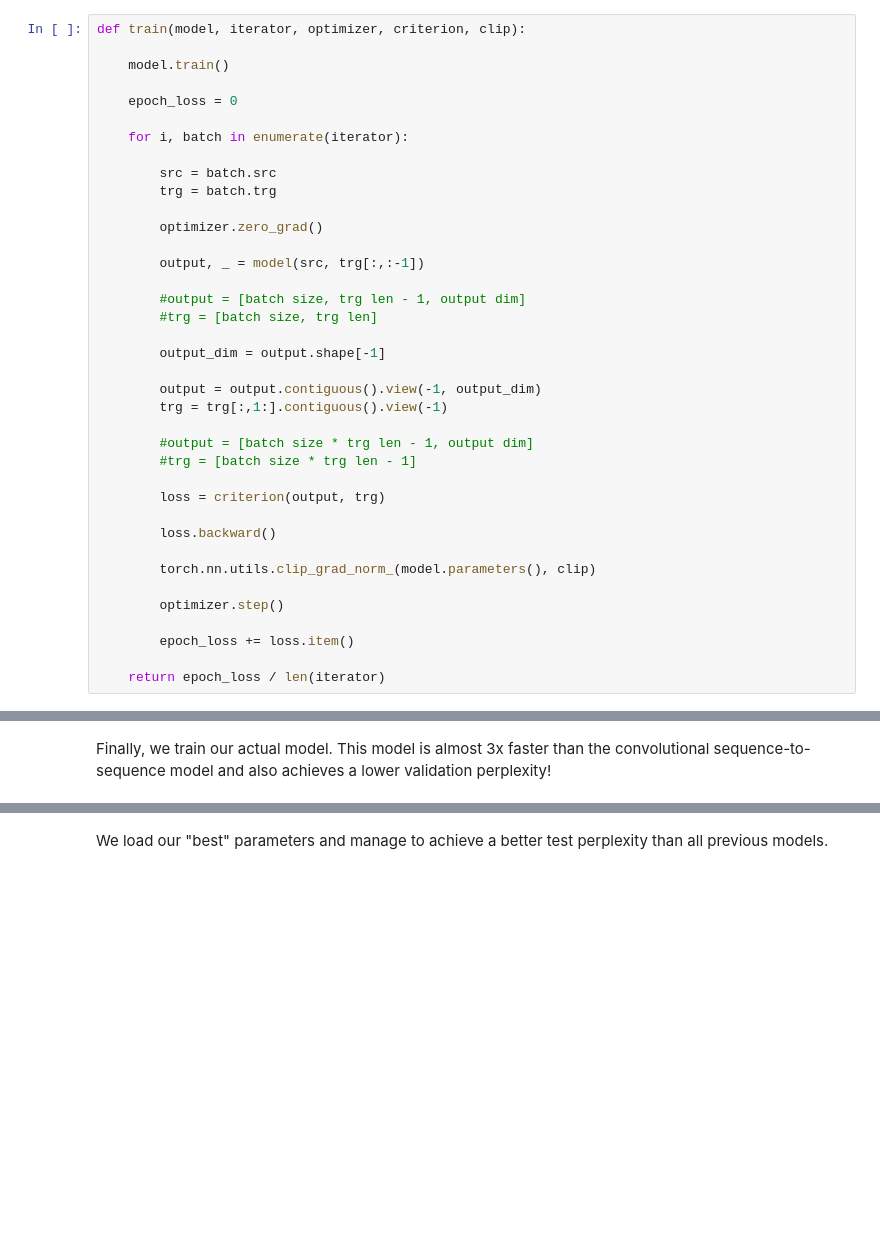
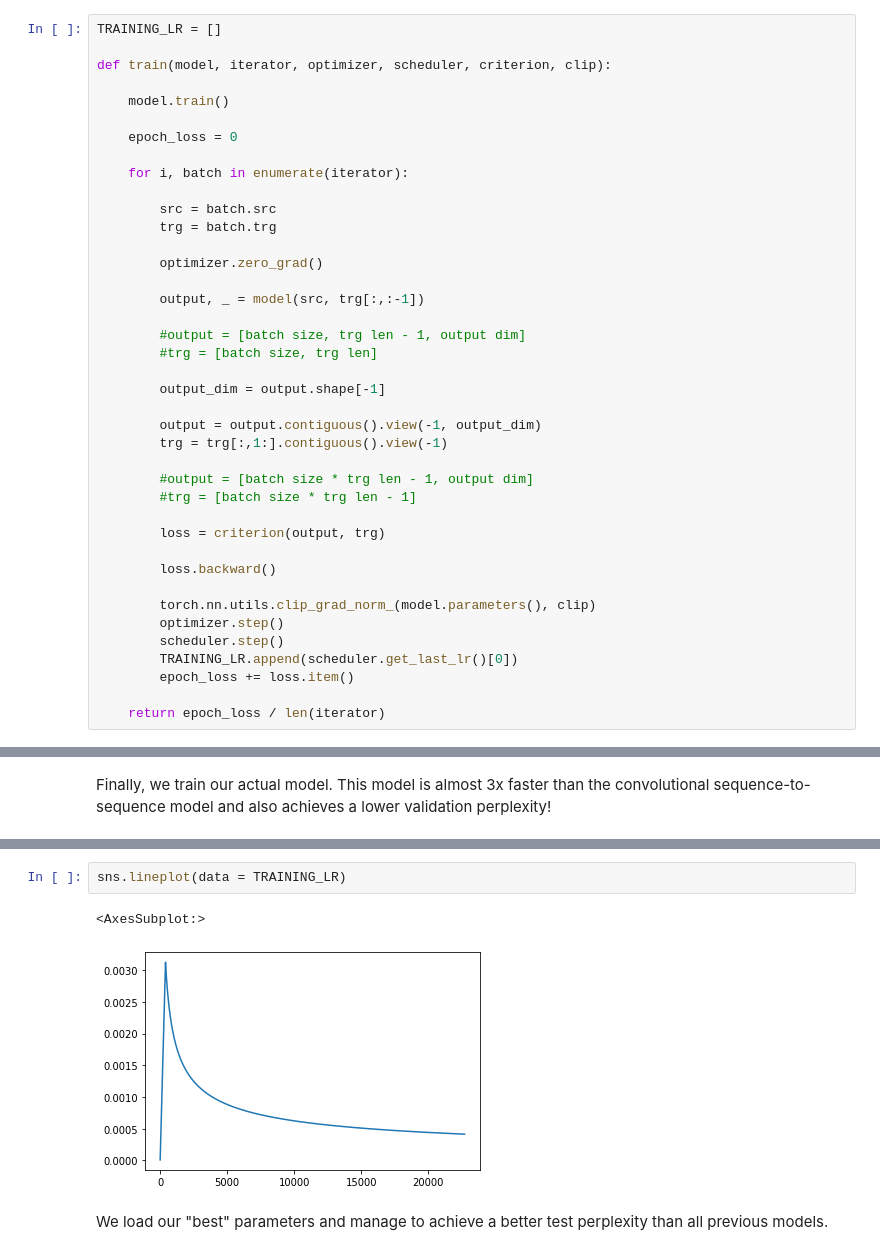
Before and after one commit to GyuminJack/torchstudy, a Jupyter notebook: 04Apr/01_refcode/6 - Attention is All You Need.ipynb, the cells around one changed output, grey strips where cells are left out. Saved outputs shown, nothing was run; the diff lists cells and outputs as text; blank space fills up the shorter version.

```diff
--- a/04Apr/01_refcode/6 - Attention is All You Need.ipynb
+++ b/04Apr/01_refcode/6 - Attention is All You Need.ipynb
@@ -699,7 +775,9 @@ $$\begin{align*}
 
 We then calculate our losses and update our parameters as is standard.
 # %%
-def train(model, iterator, optimizer, criterion, clip):
+TRAINING_LR = []
+
+def train(model, iterator, optimizer, scheduler, criterion, clip):
 
     model.train()
 
@@ -730,9 +808,9 @@ def train(model, iterator, optimizer, criterion, clip):
         loss.backward()
 
         torch.nn.utils.clip_grad_norm_(model.parameters(), clip)
-
         optimizer.step()
-
+        scheduler.step()
+        TRAINING_LR.append(scheduler.get_last_lr()[0])
         epoch_loss += loss.item()
 
     return epoch_loss / len(iterator)
@@ -825,3 +899,8 @@ Epoch: 10 | Time: 0m 14s
+# %%
+sns.lineplot(data = TRAINING_LR)
+# %% [output]
+<AxesSubplot:>
+[figure, added]
 # %% [markdown]
 We load our "best" parameters and manage to achieve a better test perplexity than all previous models.
 # %%
```
Also changed, not shown: parts of 29 cells of this notebook.
